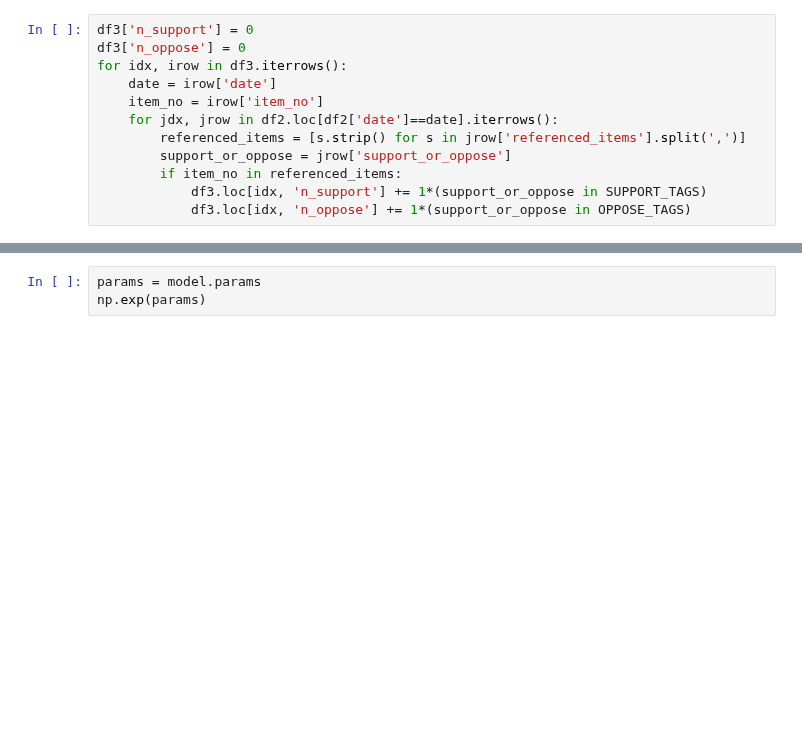
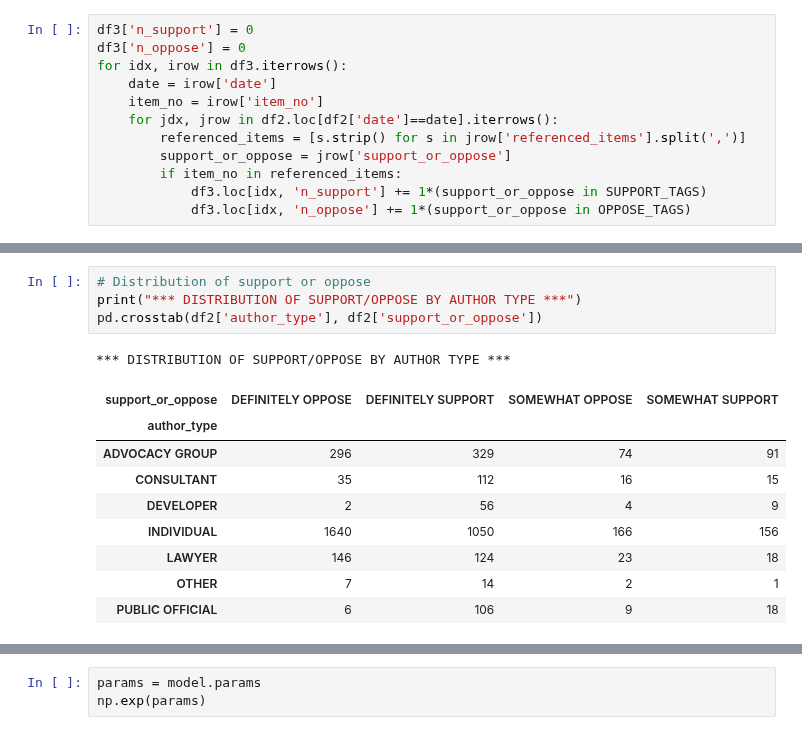
Before and after one commit to ed-kung/lacpc, a Jupyter notebook: src/notebooks/predict-outcome.ipynb, the cells around one changed output, grey strips where cells are left out. Drawn from its saved outputs; the diff is of its cells as text; blank space fills up the shorter version.

```diff
--- a/src/notebooks/predict-outcome.ipynb
+++ b/src/notebooks/predict-outcome.ipynb
@@ -61,3 +102,18 @@ for idx, irow in df3.iterrows():
+# %%
+# Distribution of support or oppose
+print("*** DISTRIBUTION OF SUPPORT/OPPOSE BY AUTHOR TYPE ***")
+pd.crosstab(df2['author_type'], df2['support_or_oppose'])
+# %% [output]
+*** DISTRIBUTION OF SUPPORT/OPPOSE BY AUTHOR TYPE ***
+| support_or_oppose | DEFINITELY OPPOSE | DEFINITELY SUPPORT | SOMEWHAT OPPOSE | SOMEWHAT SUPPORT |
+| author_type |  |  |  |  |
+| ADVOCACY GROUP | 296 | 329 | 74 | 91 |
+| CONSULTANT | 35 | 112 | 16 | 15 |
+| DEVELOPER | 2 | 56 | 4 | 9 |
+| INDIVIDUAL | 1640 | 1050 | 166 | 156 |
+| LAWYER | 146 | 124 | 23 | 18 |
+| OTHER | 7 | 14 | 2 | 1 |
+| PUBLIC OFFICIAL | 6 | 106 | 9 | 18 |
 # %%
 plt.figure(figsize=(6,4))
 plt.hist(np.log10(df3['n_support']+1), alpha=0.8, color='blue', label='support')
```
Also changed, not shown: parts of 7 cells of this notebook, 4 other files.
